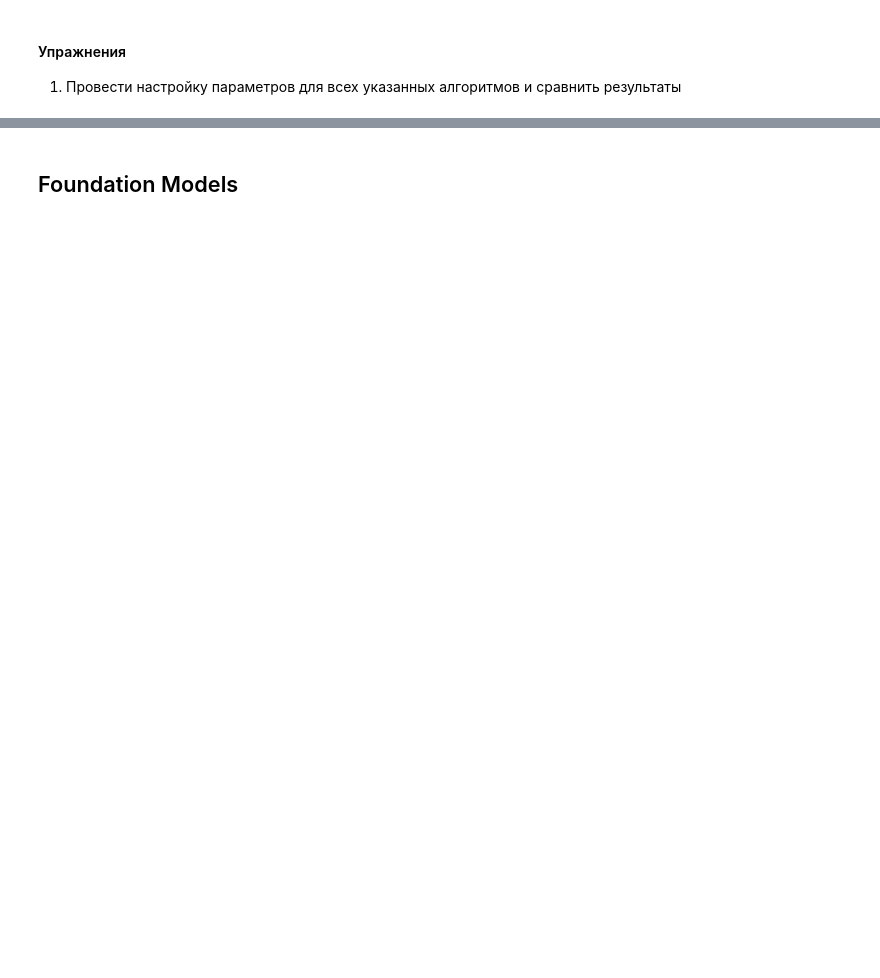
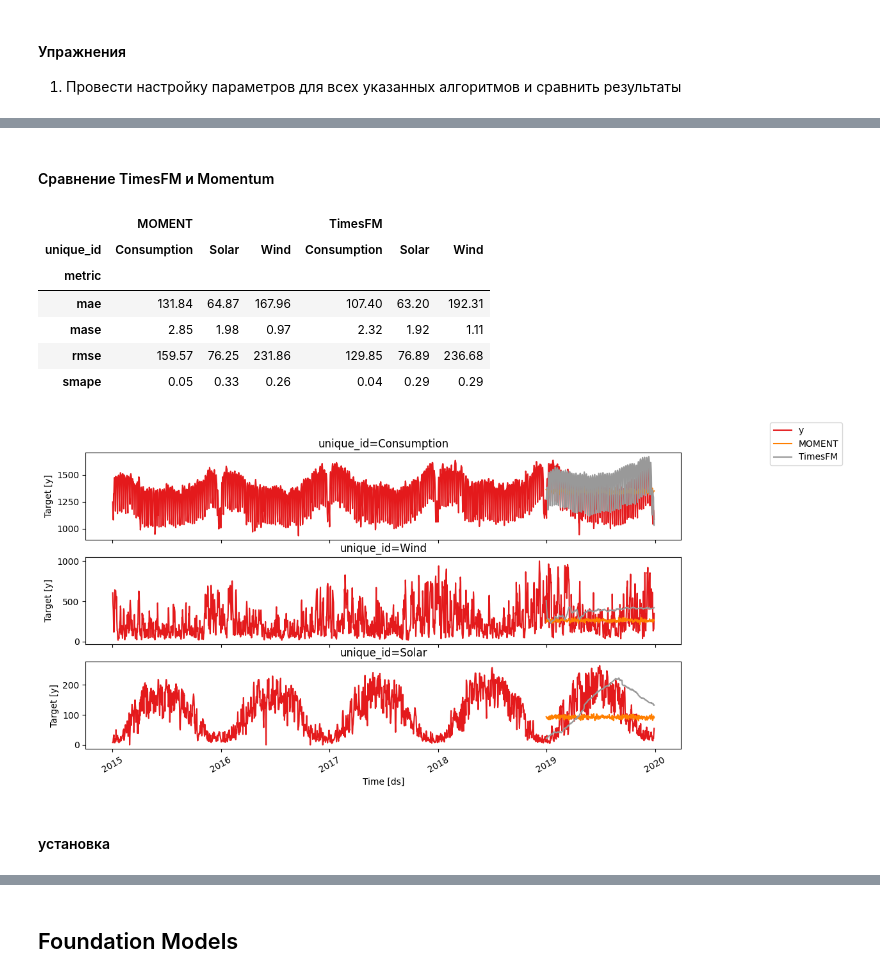
Before and after one commit to MVRonkin/TimeSeriesCourse, a Jupyter notebook: 2026/WS/08 - предсказание значений ВР с DL.ipynb, the cells around one changed output, grey strips where cells are left out. Saved outputs shown, nothing was run; the diff lists cells and outputs as text; code cells hidden in the pictures; blank space fills up the shorter version.

```diff
--- a/2026/WS/08 - предсказание значений ВР с DL.ipynb
+++ b/2026/WS/08 - предсказание значений ВР с DL.ipynb
@@ -1222,0 +1223,20 @@ To support symlinks on Windows, you either need to activate Developer Mode or to
+# %%
+import timesfm
+
+CONTEXT_LENGTH = 512
+FORECAST_HORIZON = test_size
+
+# 1. Инициализация модели
+tfm = timesfm.TimesFm(
+    hparams=timesfm.TimesFmHparams(
+        backend="cpu",       # или "gpu" если есть CUDA
+        per_core_batch_size=32,
+        horizon_len=FORECAST_HORIZON,      # горизонт прогноза
+        context_len=CONTEXT_LENGTH,     # длина контекста (макс 512)
+    ),
+    checkpoint=timesfm.TimesFmCheckpoint(
+        huggingface_repo_id="google/timesfm-1.0-200m-pytorch"
+    ),
+)
+
+# 2. Подготовка данных (те же series_train/series_test что и для MOMENT)
@@ -1222,0 +1302,25 @@ To support symlinks on Windows, you either need to activate Developer Mode or to
+# %% [markdown]
+#### Сравнение TimesFM и Momentum
+# %%
+df_compare = df_results.merge(
+    df_results_tfm[["unique_id", "ds", "TimesFM"]],
+    on=["unique_id", "ds"],
+    how="inner"
+)
+# %%
+evaluate_and_plot(df_train_val,
+                  df_test,
+                  forecasts_or_eval = df_compare,
+                  # levels=levels[-1:],
+                  metrics = metrics)
+# %% [output]
+|  | MOMENT |  |  | TimesFM |  |  |
+| unique_id | Consumption | Solar | Wind | Consumption | Solar | Wind |
+| metric |  |  |  |  |  |  |
+| mae | 131.84 | 64.87 | 167.96 | 107.40 | 63.20 | 192.31 |
+| mase | 2.85 | 1.98 | 0.97 | 2.32 | 1.92 | 1.11 |
+| rmse | 159.57 | 76.25 | 231.86 | 129.85 | 76.89 | 236.68 |
+| smape | 0.05 | 0.33 | 0.26 | 0.04 | 0.29 | 0.29 |
+[figure, added]
+# %% [markdown]
+#### установка
```
Also changed, not shown: parts of 50 cells of this notebook.
